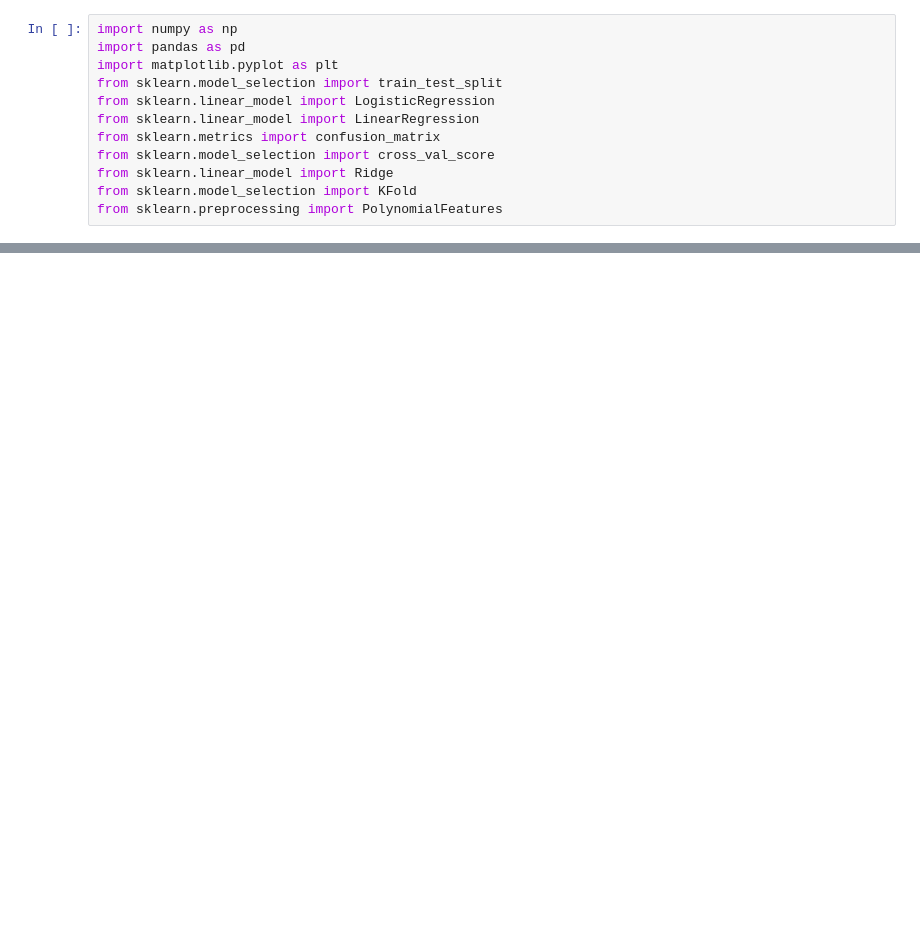
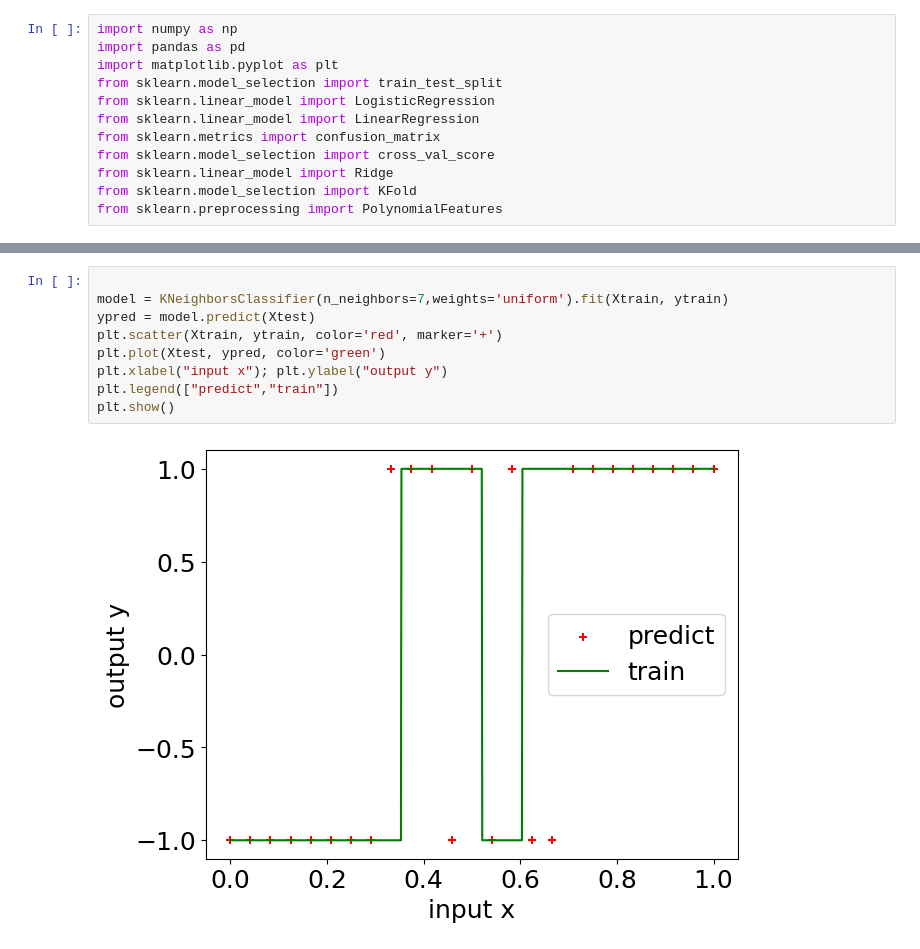
Before and after one commit to M2-Luminous/CSU44061-Machine-Learning, a Jupyter notebook: course_sample_code/sample.ipynb, the cells around one changed output, grey strips where cells are left out. Drawn from its saved outputs; the diff is of its cells as text; blank space fills up the shorter version.

```diff
--- a/course_sample_code/sample.ipynb
+++ b/course_sample_code/sample.ipynb
@@ -251,0 +297,11 @@ plt.show()
+# %%
+
+model = KNeighborsClassifier(n_neighbors=7,weights='uniform').fit(Xtrain, ytrain)
+ypred = model.predict(Xtest)
+plt.scatter(Xtrain, ytrain, color='red', marker='+')
+plt.plot(Xtest, ypred, color='green')
+plt.xlabel("input x"); plt.ylabel("output y")
+plt.legend(["predict","train"])
+plt.show()
+# %% [output]
+[figure, added]
```
Also changed, not shown: parts of 33 cells of this notebook.
